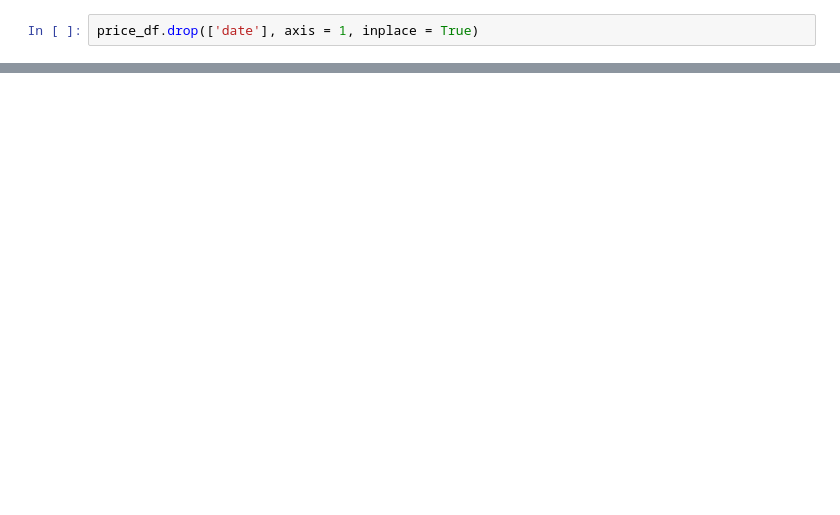
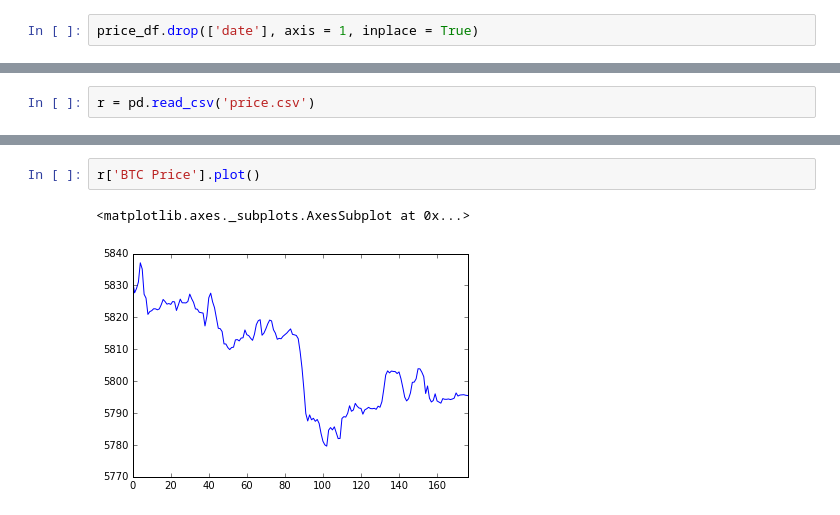
Before and after one commit to madhulekha-arun/SentimentAnalysis, a Jupyter notebook: BTC ETH.ipynb, the cells around one changed output, grey strips where cells are left out. Drawn from its saved outputs; the diff is of its cells as text; blank space fills up the shorter version.

```diff
--- a/BTC ETH.ipynb
+++ b/BTC ETH.ipynb
@@ -235,0 +216,2 @@ price_df
+# %%
+r = pd.read_csv('price.csv')
@@ -235,0 +227,5 @@ price_df
+# %%
+r['BTC Price'].plot()
+# %% [output]
+<matplotlib.axes._subplots.AxesSubplot at 0x...>
+[figure, added]
```
Also changed, not shown: parts of 22 cells of this notebook.
